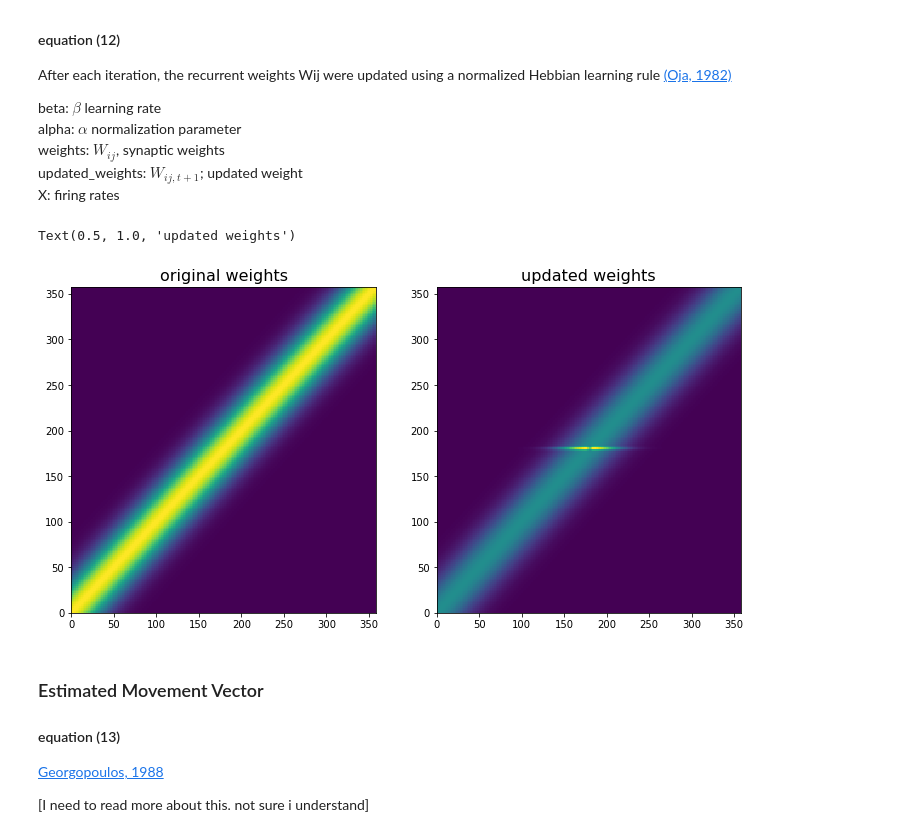
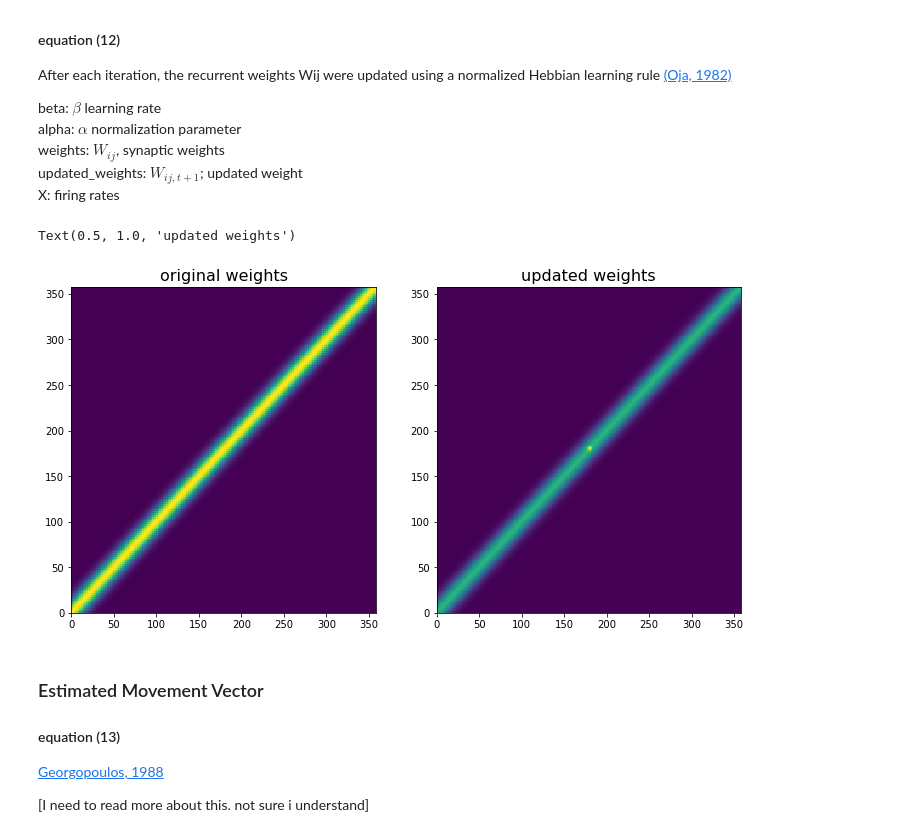
Before and after one commit to mwprestonjr/verstynen_2011_rpl, a Jupyter notebook: notebooks/verstynen_2011.ipynb, the cells around one changed output. Saved outputs shown, nothing was run; the diff lists cells and outputs as text; code cells hidden in the pictures.

Commit message:
fixed weight update bug. tune params.
seems to work well now

```diff
--- a/notebooks/verstynen_2011.ipynb
+++ b/notebooks/verstynen_2011.ipynb
@@ -67,13 +67,13 @@ spread: *$\omega_L$*, full-width-half-magnitude (FWHM)
 # %%
 # define lateral connection strength function
 
-def connection_strength(pref_i, pref_j, spread=30):
+def connection_strength(pref_i, pref_j, spread=12):
     W_ij = np.exp(-np.log(2) * ((pref_i-pref_j) / (spread/2))**2)
     return W_ij
 # %%
 # Plot activation profile for and example unit
 
-def plot_connection_strength_profile(pref_i, spread=30):
+def plot_connection_strength_profile(pref_i, spread=12):
     # calculate connection
     pref_j = np.arange(0,360,2)
     W_ij = np.zeros(len(pref_j))
@@ -89,5 +89,5 @@ def plot_connection_strength_profile(pref_i, spread=30):
     plt.title('Prefered direction of unit i: %d$^\circ$ ' %pref_i, fontsize=16)
 
 for pref_i in[60, 120, 240]:
-    plot_connection_strength_profile(pref_i, spread=30)
+    plot_connection_strength_profile(pref_i, spread=12)
 # %% [output]
@@ -182,7 +182,7 @@ X: firing rates
 # %%
 # made beta negative here to get desired learning... mst look into reference here
 
-def update_weights(weights, X, beta=-1E-5, alpha=2):
+def update_weights(weights, X, beta=1E-5, alpha=1E-3):
     # calc new weights
     updated_weights = weights + beta*(np.outer(X, X) - (alpha*(weights*(X**2)).T))
 
@@ -194,19 +194,19 @@ def update_weights(weights, X, beta=-1E-5, alpha=2):
 
     return updated_weights
 # %%
-W2 = update_weights(W, temp, beta=-1E-5, alpha=2)
+W2 = update_weights(W, temp, beta=1E-5, alpha=1E-3)
 
 # plot weights
 fig, ax = plt.subplots(1,2, figsize=[12,6])
 ax[0].pcolormesh(preference, preference, W)
 ax[0].set_title('original weights', fontsize=16)
 
 # plot weights
 ax[1].pcolormesh(preference, preference, W2)
 ax[1].set_title('updated weights', fontsize=16)
 # %% [output]
 Text(0.5, 1.0, 'updated weights')
-[figure, old version]
+[figure, new version]
 # %% [markdown]
 ### Estimated Movement Vector
 #### equation (13)
```
Also changed, not shown: parts of 6 cells of this notebook.
